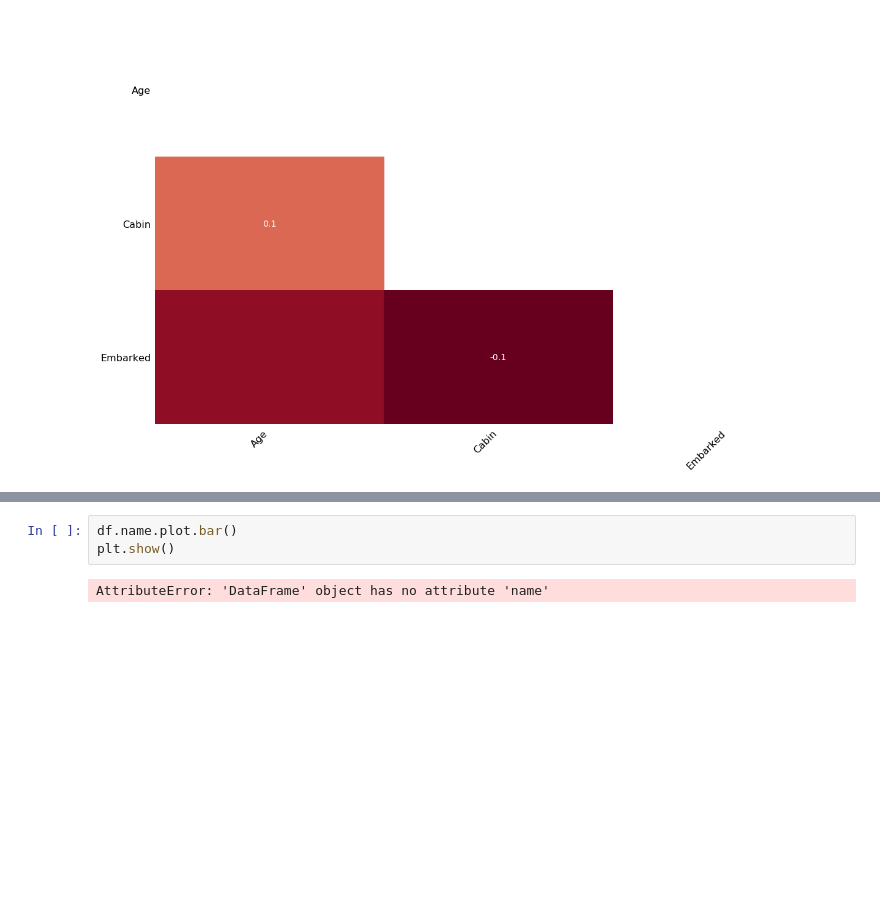
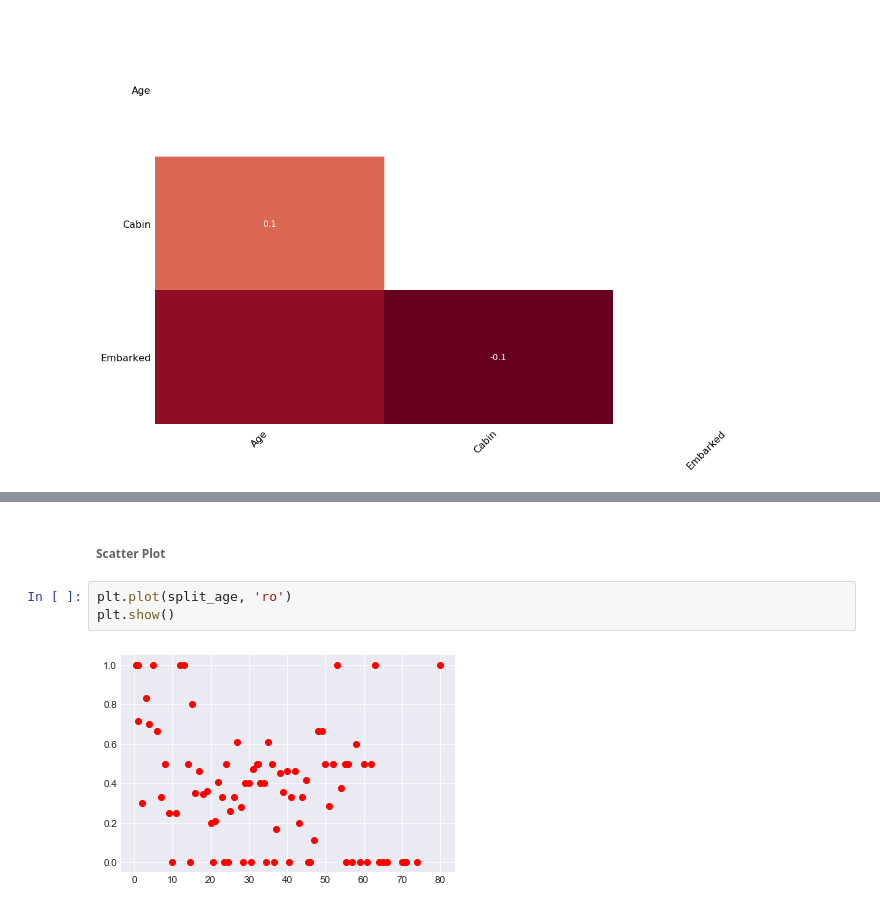
Before and after one commit to jainpulkit2892/Kaggle-Practise, a Jupyter notebook: Titanic Machine Learning/EDA/Exploratory Data Analysis .ipynb, the cells around one changed output, grey strips where cells are left out. Cells and saved outputs as stored; diff of their text form; blank space fills up the shorter version.

```diff
--- a/Titanic Machine Learning/EDA/Exploratory Data Analysis .ipynb
+++ b/Titanic Machine Learning/EDA/Exploratory Data Analysis .ipynb
@@ -72,5 +109,7 @@ mn.heatmap(data)
+# %% [markdown]
+###### Scatter Plot
 # %%
-df.name.plot.bar()
+plt.plot(split_age, 'ro')
 plt.show()
 # %% [output]
-AttributeError: 'DataFrame' object has no attribute 'name'
+[figure, added]
```
Also changed, not shown: parts of 6 cells of this notebook.
